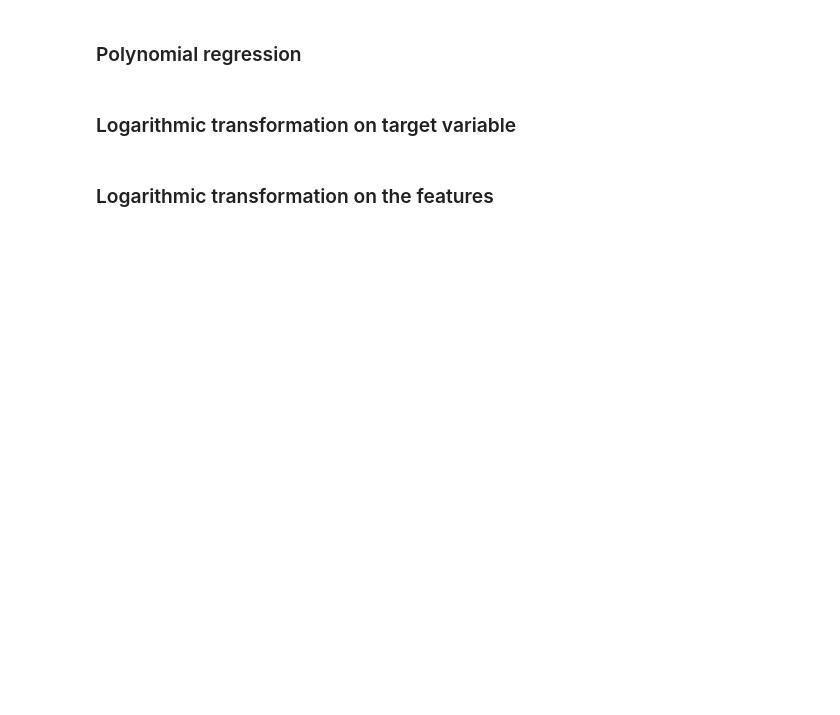
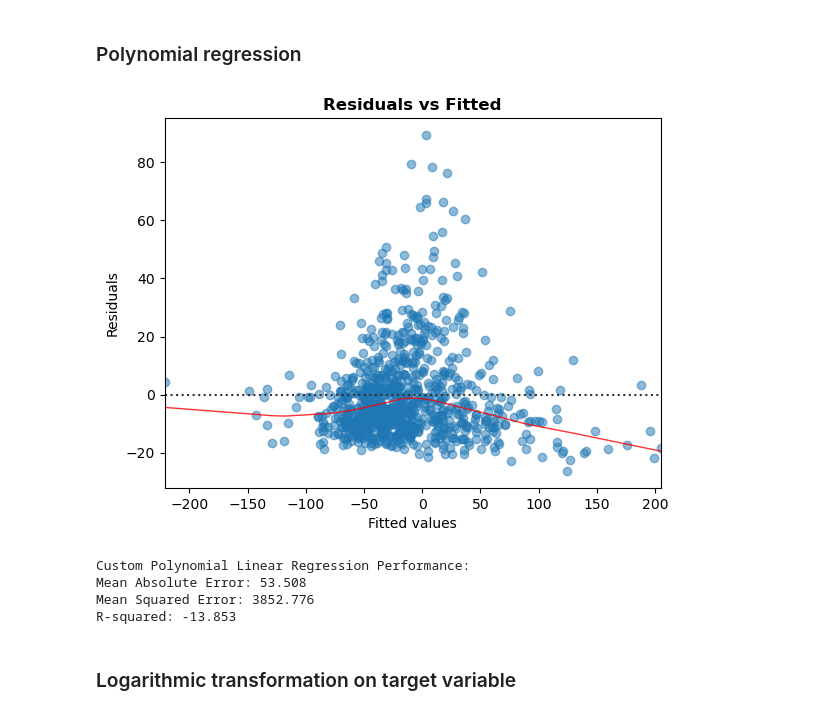
Before and after one commit to teodora-taleska/linear_regression, a Jupyter notebook: linear_regression.ipynb, the cells around one changed output. Saved outputs shown, nothing was run; the diff lists cells and outputs as text; code cells hidden in the pictures; blank space fills up the shorter version.

Commit message:
Removed logarithmic feature transformation from the model and evaluated polynomial regression and logarithmic transformation to the target variable

```diff
--- a/linear_regression.ipynb
+++ b/linear_regression.ipynb
@@ -688,6 +634,19 @@ R-squared: 0.651
 # %% [markdown]
 ### Polynomial regression
+# %%
+polynomial_model = MultipleLinearRegression(polynomial_degree=2)
+polynomial_model.fit(X_train, y_train)
+y_pred_poly = polynomial_model.predict(X_train)
+
+polynomial_model.residual_plot()
+plt.show()
+
+evaluate_model(y_train, y_pred_poly, "Custom Polynomial Linear Regression")
+# %% [output]
+[figure, added]
+Custom Polynomial Linear Regression Performance:
+Mean Absolute Error: 53.508
+Mean Squared Error: 3852.776
+R-squared: -13.853
 # %% [markdown]
 ### Logarithmic transformation on target variable
-# %% [markdown]
-### Logarithmic transformation on the features
```
Also changed, not shown: parts of 17 cells of this notebook.
